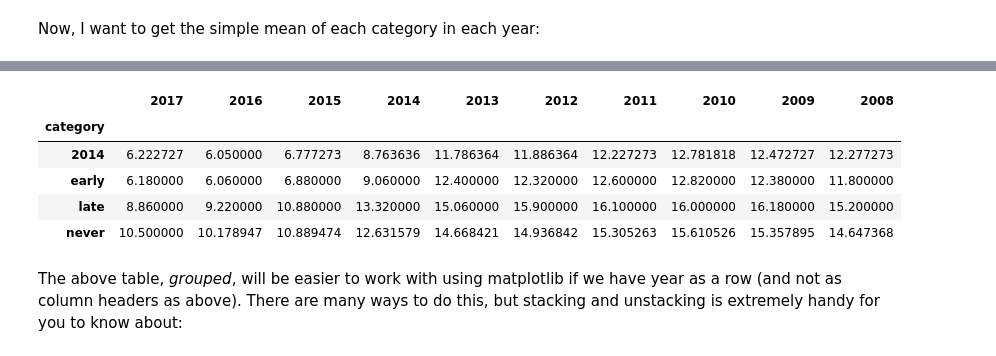
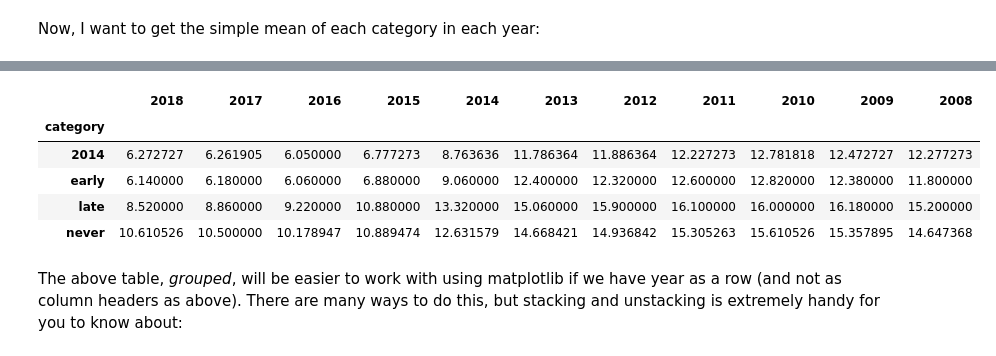
Before and after one commit to akilby/teaching, a Jupyter notebook: MedicaidExpansion/py/MedicaidExpansion.ipynb, the cells around one changed output, grey strips where cells are left out. Cells and saved outputs as stored; diff of their text form; code cells hidden in the pictures.

```diff
--- a/MedicaidExpansion/py/MedicaidExpansion.ipynb
+++ b/MedicaidExpansion/py/MedicaidExpansion.ipynb
@@ -282,3 +292,7 @@ df_use
+# %%
+# Delaware is missing for 2017, replace N with null value
+df_use.loc[df_use['2017-Percent.1'] == 'N', '2017-Percent.1'] = np.nan
+df_use['2017-Percent.1'] = df_use['2017-Percent.1'].astype(float)
 # %%
 df_uninsured = df_use[df_use['level_1']=='Uninsured']
 df_uninsured
@@ -416,13 +415,13 @@ grouped
 # %%
-grouped.columns = [2017, 2016, 2015, 2014, 2013, 2012, 2011, 2010, 2009, 2008]
+grouped.columns = [2018, 2017, 2016, 2015, 2014, 2013, 2012, 2011, 2010, 2009, 2008]
 grouped
 # %% [output]
-|  | 2017 | 2016 | 2015 | 2014 | 2013 | 2012 | 2011 | 2010 | 2009 | 2008 |
-| category |  |  |  |  |  |  |  |  |  |  |
-| 2014 | 6.222727 | 6.050000 | 6.777273 | 8.763636 | 11.786364 | 11.886364 | 12.227273 | 12.781818 | 12.472727 | 12.277273 |
-| early | 6.180000 | 6.060000 | 6.880000 | 9.060000 | 12.400000 | 12.320000 | 12.600000 | 12.820000 | 12.380000 | 11.800000 |
-| late | 8.860000 | 9.220000 | 10.880000 | 13.320000 | 15.060000 | 15.900000 | 16.100000 | 16.000000 | 16.180000 | 15.200000 |
-| never | 10.500000 | 10.178947 | 10.889474 | 12.631579 | 14.668421 | 14.936842 | 15.305263 | 15.610526 | 15.357895 | 14.647368 |
+|  | 2018 | 2017 | 2016 | 2015 | 2014 | 2013 | 2012 | 2011 | 2010 | 2009 | 2008 |
+| category |  |  |  |  |  |  |  |  |  |  |  |
+| 2014 | 6.272727 | 6.261905 | 6.050000 | 6.777273 | 8.763636 | 11.786364 | 11.886364 | 12.227273 | 12.781818 | 12.472727 | 12.277273 |
+| early | 6.140000 | 6.180000 | 6.060000 | 6.880000 | 9.060000 | 12.400000 | 12.320000 | 12.600000 | 12.820000 | 12.380000 | 11.800000 |
+| late | 8.520000 | 8.860000 | 9.220000 | 10.880000 | 13.320000 | 15.060000 | 15.900000 | 16.100000 | 16.000000 | 16.180000 | 15.200000 |
+| never | 10.610526 | 10.500000 | 10.178947 | 10.889474 | 12.631579 | 14.668421 | 14.936842 | 15.305263 | 15.610526 | 15.357895 | 14.647368 |
 # %%
 import matplotlib.pyplot as plt
 # %% [markdown]
```
Also changed, not shown: parts of 39 cells of this notebook, 13 other files.
